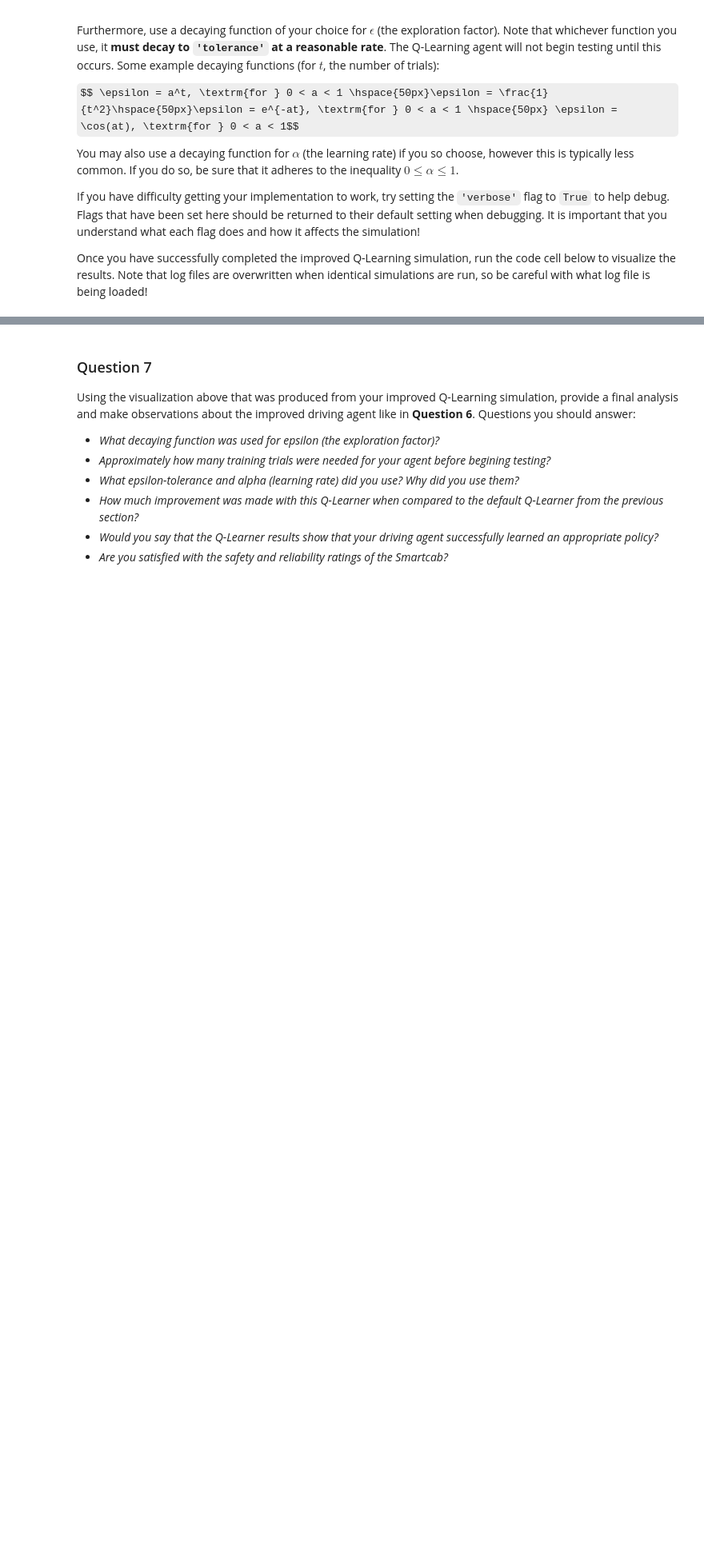
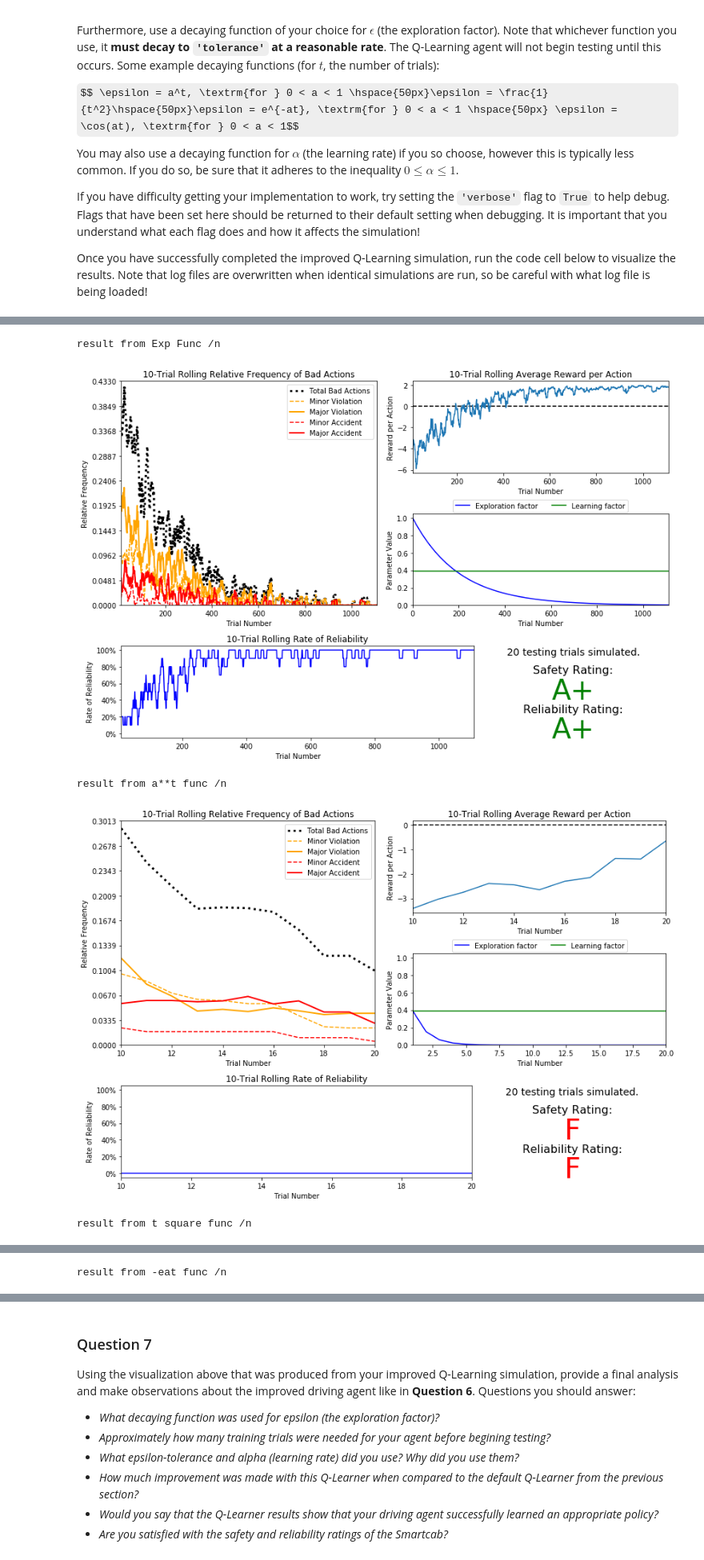
Before and after one commit to freedomkwok/nano_degree, a Jupyter notebook: smartcab/smartcab.ipynb, the cells around one changed output, grey strips where cells are left out. Shown at 80% size. Cells and saved outputs as stored; diff of their text form; code cells hidden in the pictures; some formulas as TeX source; blank space fills up the shorter version.

```diff
--- a/smartcab/smartcab.ipynb
+++ b/smartcab/smartcab.ipynb
@@ -268,0 +254,21 @@ vs.plot_trials('declayFucCos_sim_improved-learning.csv')
+# %%
+print("result from Exp Func /n")
+vs.plot_trials('default__sim_improved-learning.csv')
+
+print("result from a**t func /n")
+vs.plot_trials('declayFncA_sim_improved-learning.csv')
+
+print("result from t square func /n")
+vs.plot_trials('declayFnctSqure_sim_improved-learning.csv')
+
+print("result from -eat func /n")
+vs.plot_trials('declayFncExpAt_sim_improved-learning.csv')
+
+print("result from cos func /n")
+vs.plot_trials('declayFucCos_sim_improved-learning.csv')
+# %% [output]
+result from Exp Func /n
+[figure, added]
+result from a**t func /n
+[figure, added]
+result from t square func /n
@@ -268,0 +276 @@ vs.plot_trials('declayFucCos_sim_improved-learning.csv')
+result from -eat func /n
```
Also changed, not shown: parts of 6 cells of this notebook, 27 other files.
